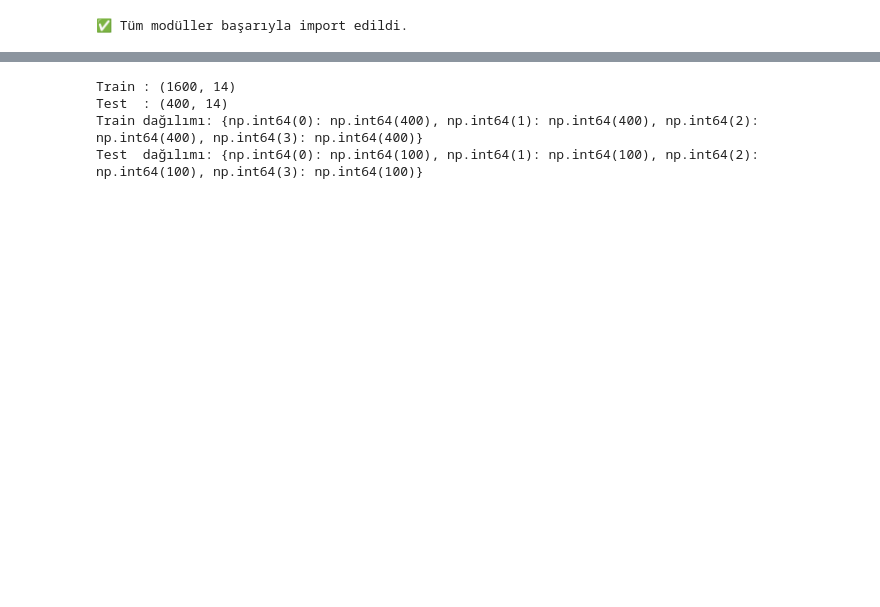
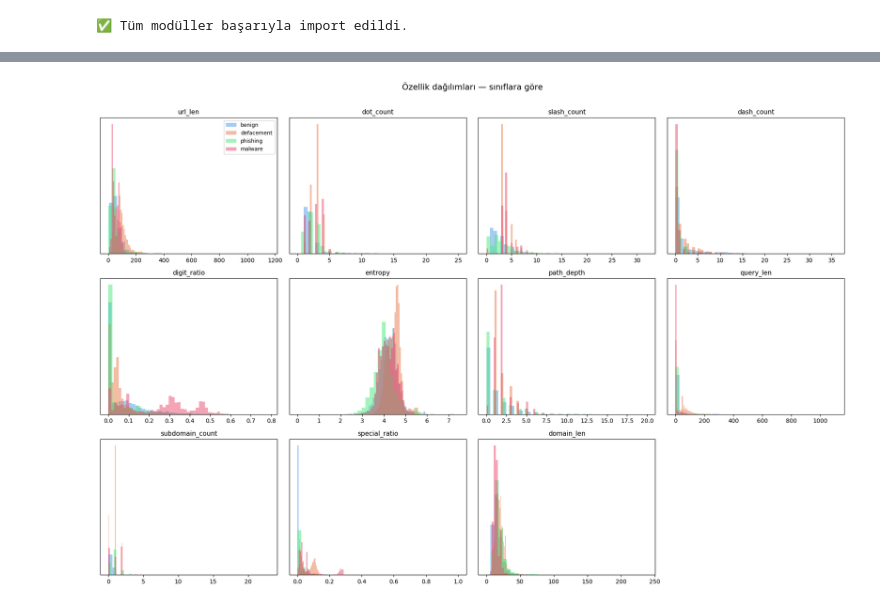
Before and after one commit to irembuseozkose/qsvm-for-url-phishing, a Jupyter notebook: notebooks/02_preprocessing.ipynb, the cells around one changed output, grey strips where cells are left out. Saved outputs shown, nothing was run; the diff lists cells and outputs as text; code cells hidden in the pictures; blank space fills up the shorter version.

```diff
--- a/notebooks/02_preprocessing.ipynb
+++ b/notebooks/02_preprocessing.ipynb
@@ -95,18 +102,26 @@ Dağılım : {np.int64(0): np.int64(500), np.int64(1): np.int64(500), np.int64(2
 # %%
-X_train_raw, X_test_raw, y_train, y_test = get_train_test_split(
-    X_raw, y,
-    test_size=0.2,
-    random_state=RANDOM_STATE,
-    stratify=True,
-)
+numeric_feats = ['url_len', 'dot_count', 'slash_count', 'dash_count',
+                 'digit_ratio', 'entropy', 'path_depth', 'query_len',
+                 'subdomain_count', 'special_ratio', 'domain_len']
 
-print(f"Train : {X_train_raw.shape}")
-print(f"Test  : {X_test_raw.shape}")
-print(f"Train dağılımı: {dict(zip(*np.unique(y_train, return_counts=True)))}")
-print(f"Test  dağılımı: {dict(zip(*np.unique(y_test,  return_counts=True)))}")
+palette = {'benign': '#4C9BE8', 'defacement': '#E87B4C',
+           'phishing': '#4CE87B', 'malware': '#E84C6F'}
+
+fig, axes = plt.subplots(3, 4, figsize=(18, 12))
+axes = axes.flatten()
+
+for i, feat in enumerate(numeric_feats):
+    for cls, clr in palette.items():
+        subset = df_features[df_features['type'] == cls][feat]
+        axes[i].hist(subset, bins=40, alpha=0.5, color=clr, label=cls, density=True)
+    axes[i].set_title(feat, fontsize=11)
+    axes[i].set_yticks([])
+
+axes[0].legend(fontsize=9)
+axes[-1].set_visible(False)
+plt.suptitle('Özellik dağılımları — sınıflara göre', fontsize=14, y=1.01)
+plt.tight_layout()
+plt.show()
 # %% [output]
-Train : (1600, 14)
-Test  : (400, 14)
-Train dağılımı: {np.int64(0): np.int64(400), np.int64(1): np.int64(400), np.int64(2): np.int64(400), np.int64(3): np.int64(400)}
-Test  dağılımı: {np.int64(0): np.int64(100), np.int64(1): np.int64(100), np.int64(2): np.int64(100), np.int64(3): np.int64(100)}
+[figure, added]
 # %%
```
Also changed, not shown: parts of 14 cells of this notebook, 4 other files.
